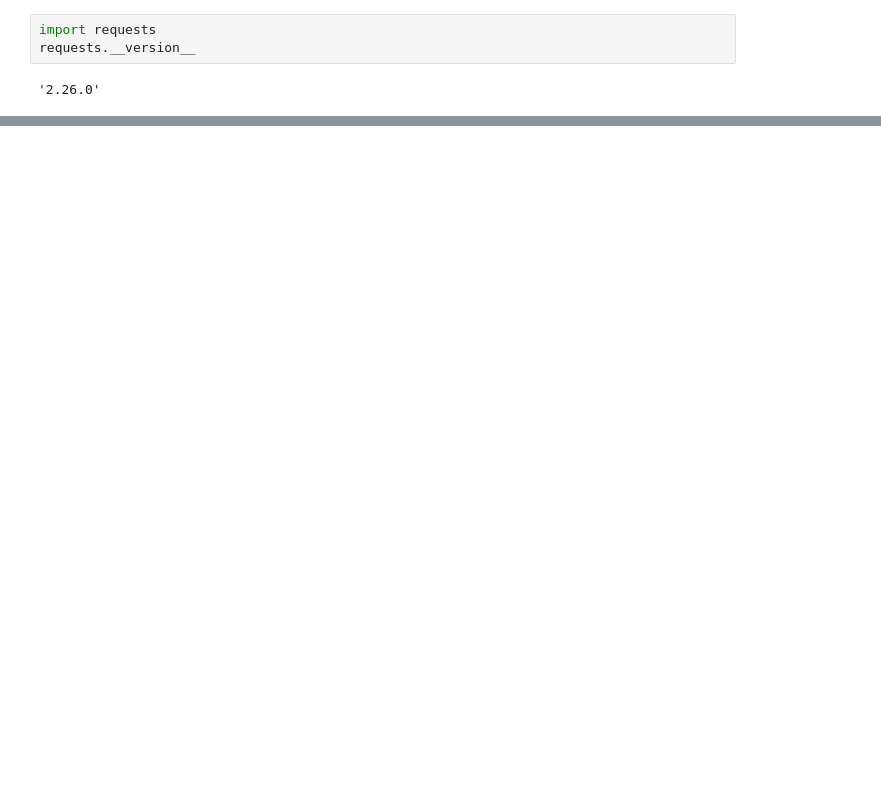
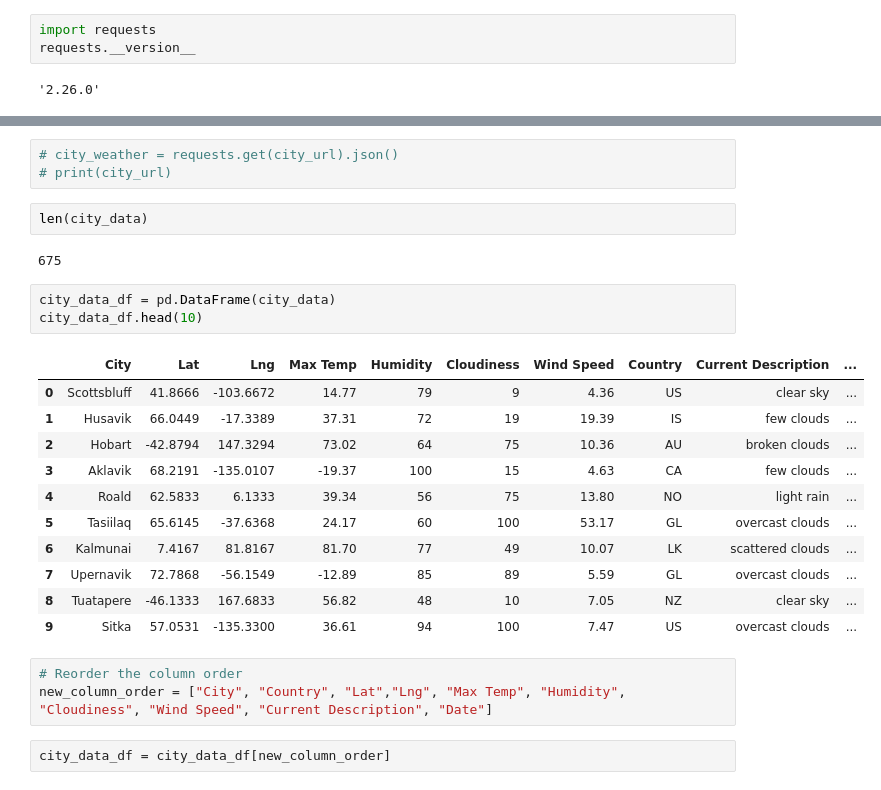
Before and after one commit to tonjakae/World_Weather_Analysis, a Jupyter notebook: Weather_Database/Weather_Database.ipynb, the cells around one changed output, grey strips where cells are left out. Cells and saved outputs as stored; diff of their text form; blank space fills up the shorter version.

```diff
--- a/Weather_Database/Weather_Database.ipynb
+++ b/Weather_Database/Weather_Database.ipynb
@@ -72,0 +164,27 @@ ModuleNotFoundError: No module named 'config'
+# %%
+# city_weather = requests.get(city_url).json()
+# print(city_url)
+# %%
+len(city_data)
+# %% [output]
+675
+# %%
+city_data_df = pd.DataFrame(city_data)
+city_data_df.head(10)
+# %% [output]
+|  | City | Lat | Lng | Max Temp | Humidity | Cloudiness | Wind Speed | Country | Current Description | ... |
+| 0 | Scottsbluff | 41.8666 | -103.6672 | 14.77 | 79 | 9 | 4.36 | US | clear sky | ... |
+| 1 | Husavik | 66.0449 | -17.3389 | 37.31 | 72 | 19 | 19.39 | IS | few clouds | ... |
+| 2 | Hobart | -42.8794 | 147.3294 | 73.02 | 64 | 75 | 10.36 | AU | broken clouds | ... |
+| 3 | Aklavik | 68.2191 | -135.0107 | -19.37 | 100 | 15 | 4.63 | CA | few clouds | ... |
+| 4 | Roald | 62.5833 | 6.1333 | 39.34 | 56 | 75 | 13.80 | NO | light rain | ... |
+| 5 | Tasiilaq | 65.6145 | -37.6368 | 24.17 | 60 | 100 | 53.17 | GL | overcast clouds | ... |
+| 6 | Kalmunai | 7.4167 | 81.8167 | 81.70 | 77 | 49 | 10.07 | LK | scattered clouds | ... |
+| 7 | Upernavik | 72.7868 | -56.1549 | -12.89 | 85 | 89 | 5.59 | GL | overcast clouds | ... |
+| 8 | Tuatapere | -46.1333 | 167.6833 | 56.82 | 48 | 10 | 7.05 | NZ | clear sky | ... |
+| 9 | Sitka | 57.0531 | -135.3300 | 36.61 | 94 | 100 | 7.47 | US | overcast clouds | ... |
+# %%
+# Reorder the column order
+new_column_order = ["City", "Country", "Lat","Lng", "Max Temp", "Humidity", "Cloudiness", "Wind Speed", "Current Description", "Date"]
+# %%
+city_data_df = city_data_df[new_column_order]
```
Also changed, not shown: parts of 8 cells of this notebook, 1 other file.
